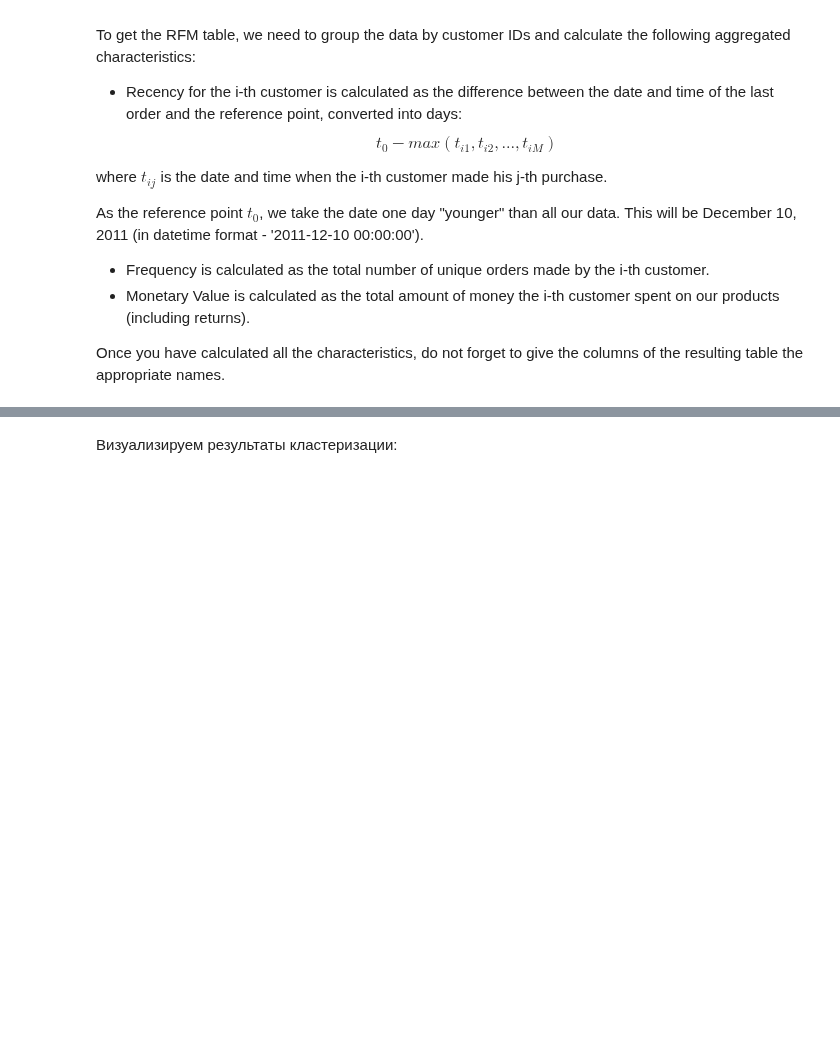
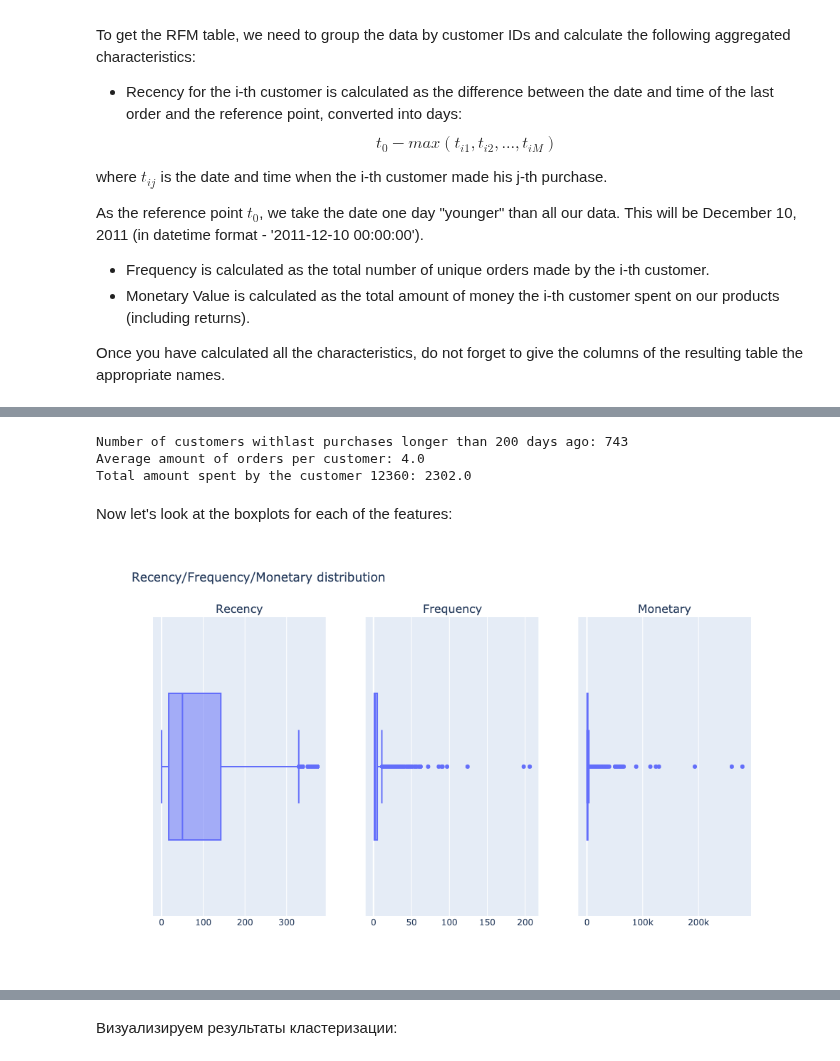
Before and after one commit to helios12/DataScienceProjects, a Jupyter notebook: projects/project-6/Project-6.Customer_segmentation.ipynb, the cells around one changed output, grey strips where cells are left out. Cells and saved outputs as stored; diff of their text form; code cells hidden in the pictures; blank space fills up the shorter version.

```diff
--- a/projects/project-6/Project-6.Customer_segmentation.ipynb
+++ b/projects/project-6/Project-6.Customer_segmentation.ipynb
@@ -929,0 +798,40 @@ sns.scatterplot(data=rfm_table_processed, x='axis-1', y='axis-2');
+# %%
+# 1
+print('Number of customers withlast purchases longer than 200 days ago:', rfm[rfm['Recency'] > 200].shape[0])
+
+# 2
+print('Average amount of orders per customer:', rfm['Frequency'].mean().round())
+
+# 3
+rfm_customer = rfm.reset_index()
+print(
+    'Total amount spent by the customer 12360:',
+    rfm_customer[rfm_customer['CustomerID'] == 12360]['Monetary'].iloc[0].round()
+)
+# %% [output]
+Number of customers withlast purchases longer than 200 days ago: 743
+Average amount of orders per customer: 4.0
+Total amount spent by the customer 12360: 2302.0
+# %% [markdown]
+Now let's look at the boxplots for each of the features:
+# %%
+boxes = [px.box(rfm, x=column) for column in rfm.columns]
+fig = make_subplots(
+    rows=1, cols=3,
+    subplot_titles=(
+        "Recency","Frequency", "Monetary"
+    )
+)
+
+for i, box in enumerate(boxes):
+    fig.add_trace(boxes[i]['data'][0], row=1, col=i+1)
+
+fig.update_layout(
+    width=1000,
+    height=600,
+    title='Recency/Frequency/Monetary distribution'
+)
+fig.write_html('boxplot_1.html')
+fig.show('png')
+# %% [output]
+[figure, added]
```
Also changed, not shown: parts of 42 cells of this notebook, 1 other file.
